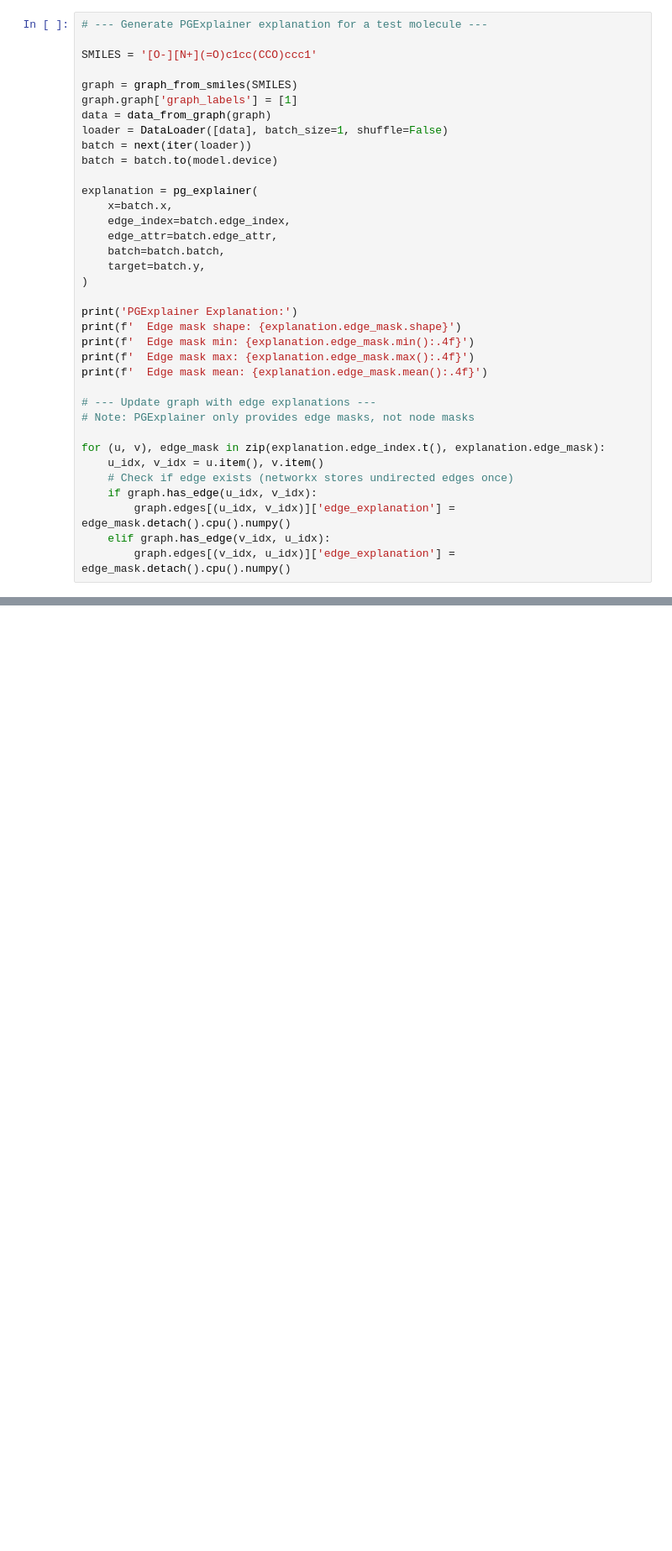
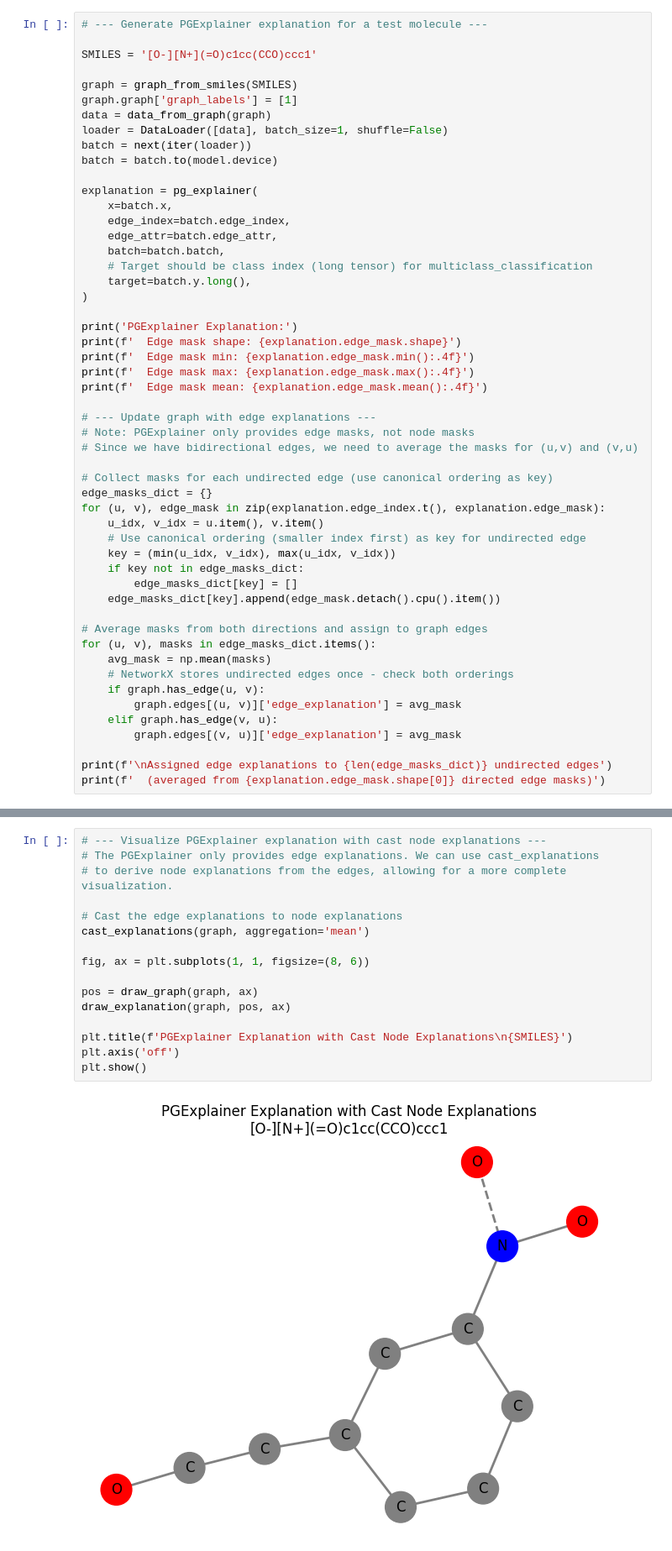
Before and after one commit to SPP2363/06_xAI_in_chemistry, a Jupyter notebook: 02_structure_attribution_methods.ipynb, the cells around one changed output, grey strips where cells are left out. Shown at 84% size. Saved outputs shown, nothing was run; the diff lists cells and outputs as text; blank space fills up the shorter version.

```diff
--- a/02_structure_attribution_methods.ipynb
+++ b/02_structure_attribution_methods.ipynb
@@ -978,7 +1458,8 @@ explanation = pg_explainer(
     edge_index=batch.edge_index,
     edge_attr=batch.edge_attr,
     batch=batch.batch,
-    target=batch.y,
+    # Target should be class index (long tensor) for multiclass_classification
+    target=batch.y.long(),
 )
 
 print('PGExplainer Explanation:')
@@ -989,11 +1470,26 @@ print(f'  Edge mask mean: {explanation.edge_mask.mean():.4f}')
 
 # --- Update graph with edge explanations ---
 # Note: PGExplainer only provides edge masks, not node masks
+# Since we have bidirectional edges, we need to average the masks for (u,v) and (v,u)
 
+# Collect masks for each undirected edge (use canonical ordering as key)
+edge_masks_dict = {}
 for (u, v), edge_mask in zip(explanation.edge_index.t(), explanation.edge_mask):
     u_idx, v_idx = u.item(), v.item()
-    # Check if edge exists (networkx stores undirected edges once)
-    if graph.has_edge(u_idx, v_idx):
-        graph.edges[(u_idx, v_idx)]['edge_explanation'] = edge_mask.detach().cpu().numpy()
-    elif graph.has_edge(v_idx, u_idx):
-        graph.edges[(v_idx, u_idx)]['edge_explanation'] = edge_mask.detach().cpu().numpy()
+    # Use canonical ordering (smaller index first) as key for undirected edge
+    key = (min(u_idx, v_idx), max(u_idx, v_idx))
+    if key not in edge_masks_dict:
+        edge_masks_dict[key] = []
+    edge_masks_dict[key].append(edge_mask.detach().cpu().item())
+
+# Average masks from both directions and assign to graph edges
+for (u, v), masks in edge_masks_dict.items():
+    avg_mask = np.mean(masks)
+    # NetworkX stores undirected edges once - check both orderings
+    if graph.has_edge(u, v):
+        graph.edges[(u, v)]['edge_explanation'] = avg_mask
+    elif graph.has_edge(v, u):
+        graph.edges[(v, u)]['edge_explanation'] = avg_mask
+
+print(f'\nAssigned edge explanations to {len(edge_masks_dict)} undirected edges')
+print(f'  (averaged from {explanation.edge_mask.shape[0]} directed edge masks)')
@@ -1010,0 +1634,18 @@ plt.show()
+# %%
+# --- Visualize PGExplainer explanation with cast node explanations ---
+# The PGExplainer only provides edge explanations. We can use cast_explanations
+# to derive node explanations from the edges, allowing for a more complete visualization.
+
+# Cast the edge explanations to node explanations
+cast_explanations(graph, aggregation='mean')
+
+fig, ax = plt.subplots(1, 1, figsize=(8, 6))
+
+pos = draw_graph(graph, ax)
+draw_explanation(graph, pos, ax)
+
+plt.title(f'PGExplainer Explanation with Cast Node Explanations\n{SMILES}')
+plt.axis('off')
+plt.show()
+# %% [output]
+[figure, added]
```
Also changed, not shown: parts of 60 cells of this notebook, 11 other files.
